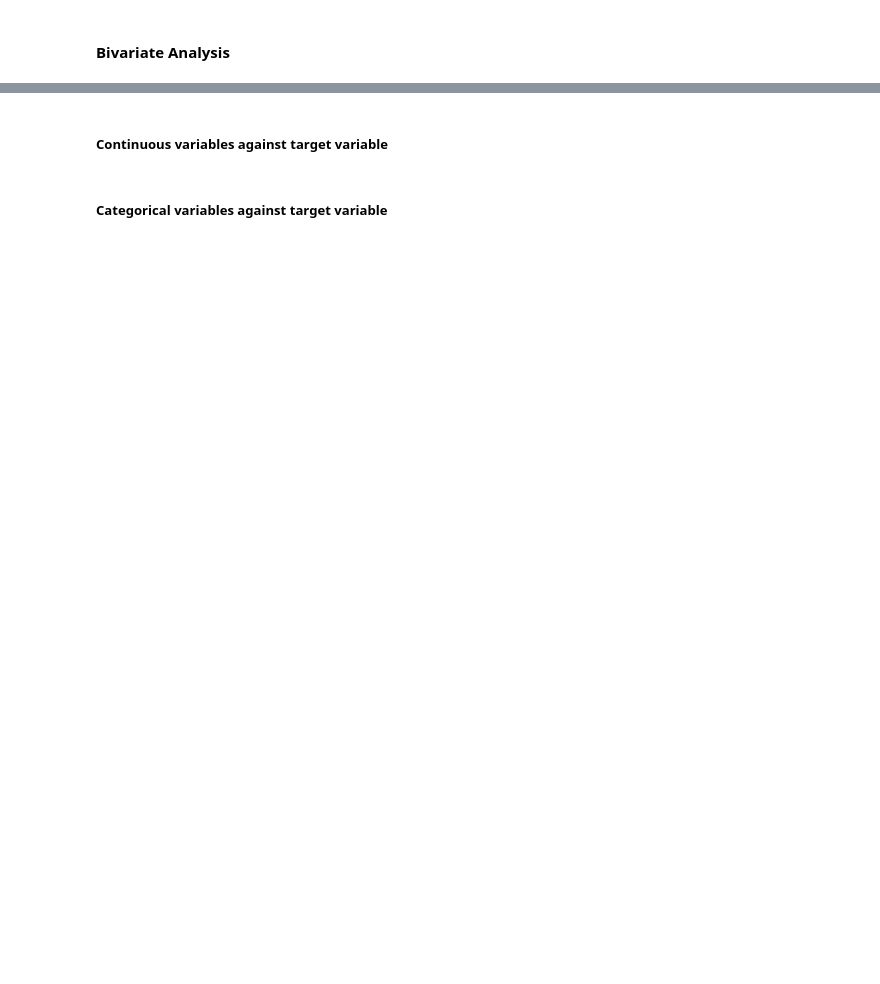
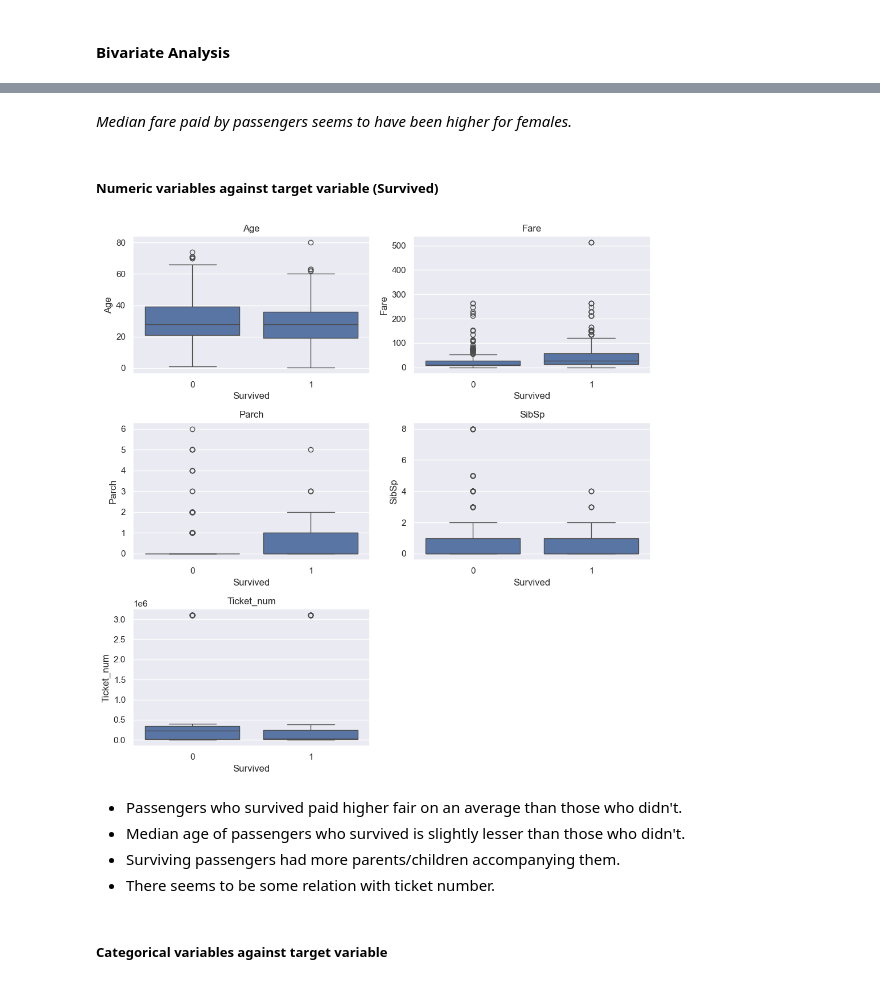
Before and after one commit to puneetkawatra/titanic_kaggle, a Jupyter notebook: Titanic.ipynb, the cells around one changed output, grey strips where cells are left out. Cells and saved outputs as stored; diff of their text form; code cells hidden in the pictures; blank space fills up the shorter version.

```diff
--- a/Titanic.ipynb
+++ b/Titanic.ipynb
@@ -141,3 +169,4 @@ _We see that the class is imbalanced._
 # %%
-cont_vars = ["Age","Fare","Parch","SibSp","Ticket_num"]
+# Define numeric variables
+num_vars = ["Age","Fare","Parch","SibSp","Ticket_num"]
 # %%
@@ -279,13 +367,22 @@ sns.boxplot(y="Fare", x="Sex", data=train_data, orient="vertical")
+# %% [markdown]
+_Median fare paid by passengers seems to have been higher for females._
 # %% [markdown]
-##### Continuous variables against target variable
+##### Numeric variables against target variable (Survived)
 # %%
 plt.figure(figsize=(10, 10))
-for i,col in enumerate(cont_vars):
+for i,col in enumerate(num_vars):
     plt.subplot(3,2,i+1)
     sns.boxplot(x="Survived",y=col,data=train_data)
     plt.tight_layout()
     plt.title(col)
 plt.show()
+# %% [output]
+[figure, added]
+# %% [markdown]
+- Passengers who survived paid higher fair on an average than those who didn't.
+- Median age of passengers who survived is slightly lesser than those who didn't.
+- Surviving passengers had more parents/children accompanying them.
+- There seems to be some relation with ticket number.
 # %% [markdown]
 ##### Categorical variables against target variable
 # %%
```
Also changed, not shown: parts of 79 cells of this notebook.
